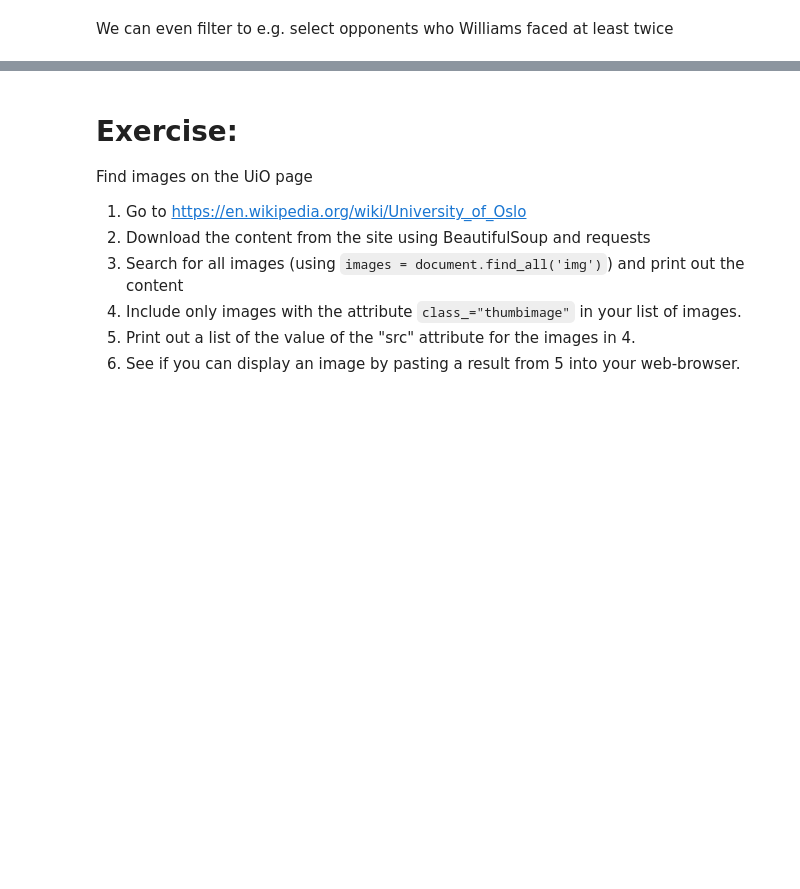
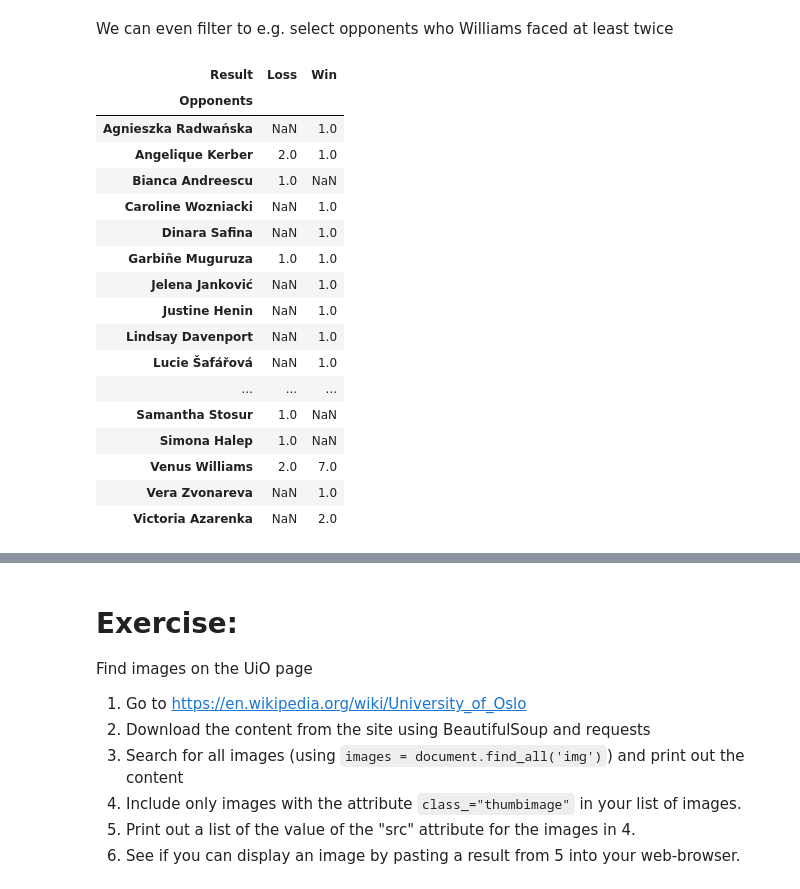
Before and after one commit to UiO-IN3110/UiO-IN3110.github.io, a Jupyter notebook: lectures/07-web-programming/Web scraping.ipynb, the cells around one changed output, grey strips where cells are left out. Saved outputs shown, nothing was run; the diff lists cells and outputs as text; code cells hidden in the pictures; blank space fills up the shorter version.

```diff
--- a/lectures/07-web-programming/Web scraping.ipynb
+++ b/lectures/07-web-programming/Web scraping.ipynb
@@ -242,3 +496,25 @@ results_by_surface.plot(kind="bar")
 # %% [markdown]
 We can even filter to e.g. select opponents who Williams faced at least twice
+# %%
+results_by_op = df.groupby(["Opponents", "Result"]).Tournament.count().unstack()
+results_by_op
+# %% [output]
+| Result | Loss | Win |
+| Opponents |  |  |
+| Agnieszka Radwańska | NaN | 1.0 |
+| Angelique Kerber | 2.0 | 1.0 |
+| Bianca Andreescu | 1.0 | NaN |
+| Caroline Wozniacki | NaN | 1.0 |
+| Dinara Safina | NaN | 1.0 |
+| Garbiñe Muguruza | 1.0 | 1.0 |
+| Jelena Janković | NaN | 1.0 |
+| Justine Henin | NaN | 1.0 |
+| Lindsay Davenport | NaN | 1.0 |
+| Lucie Šafářová | NaN | 1.0 |
+| ... | ... | ... |
+| Samantha Stosur | 1.0 | NaN |
+| Simona Halep | 1.0 | NaN |
+| Venus Williams | 2.0 | 7.0 |
+| Vera Zvonareva | NaN | 1.0 |
+| Victoria Azarenka | NaN | 2.0 |
 # %%
```
Also changed, not shown: parts of 42 cells of this notebook.
